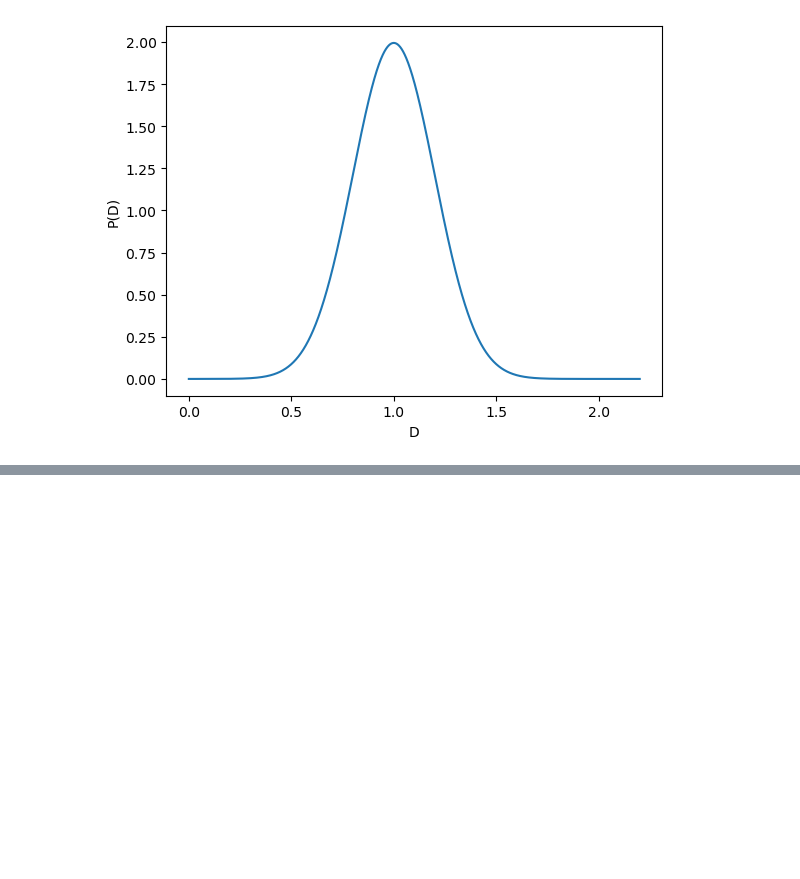
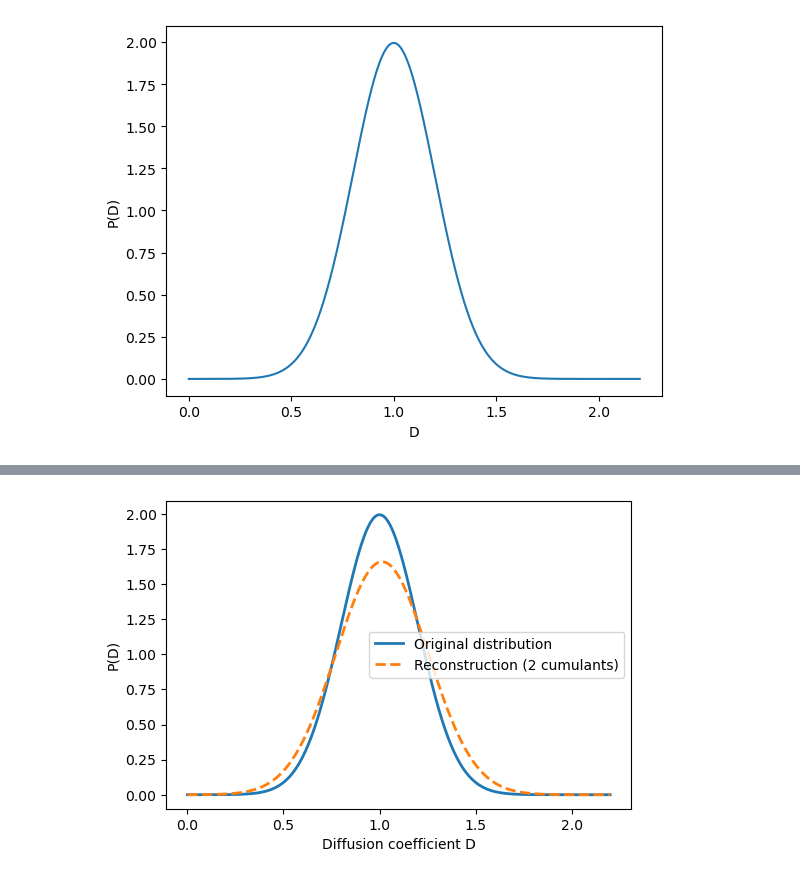
Before and after one commit to ACobo98/DDM, a Jupyter notebook: Cumulant.ipynb, the cells around one changed output, grey strips where cells are left out. Saved outputs shown, nothing was run; the diff lists cells and outputs as text; code cells hidden in the pictures; blank space fills up the shorter version.

```diff
--- a/Cumulant.ipynb
+++ b/Cumulant.ipynb
@@ -156,0 +195,25 @@ plt.show()
+# %%
+# reconstruct sigma
+n_cumulants = len(params)
+mu2_pos = max(mu2, 1e-12)
+#m2_pos = np.abs(m2)
+sigma_rec = np.sqrt(mu2_pos)
+
+# reconstructed distribution
+P_rec = (1/(np.sqrt(2*np.pi)*sigma_rec)) * np.exp(-(D_grid - mu1)**2/(2*mu2_pos))
+
+# normalize
+P_rec, Z = normalize_pdf(D_grid, P_rec)
+
+plt.figure(figsize=(6,4))
+
+plt.plot(D_grid, P_grid, label="Original distribution", linewidth=2)
+plt.plot(D_grid, P_rec, "--", label=f"Reconstruction ({n_cumulants} cumulants)", linewidth=2)
+
+plt.xlabel("Diffusion coefficient D")
+plt.ylabel("P(D)")
+plt.legend()
+
+plt.show()
+# %% [output]
+[figure, added]
```
Also changed, not shown: parts of 12 cells of this notebook.
